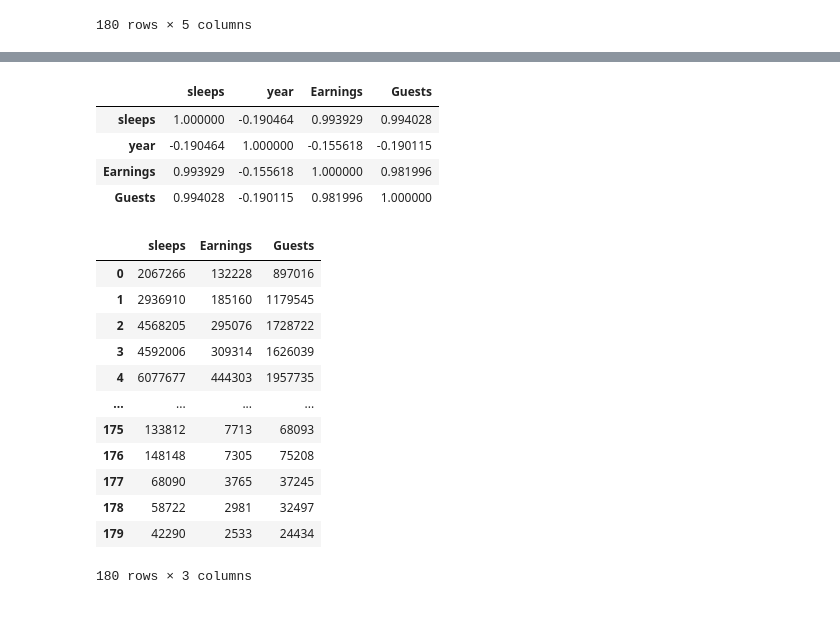
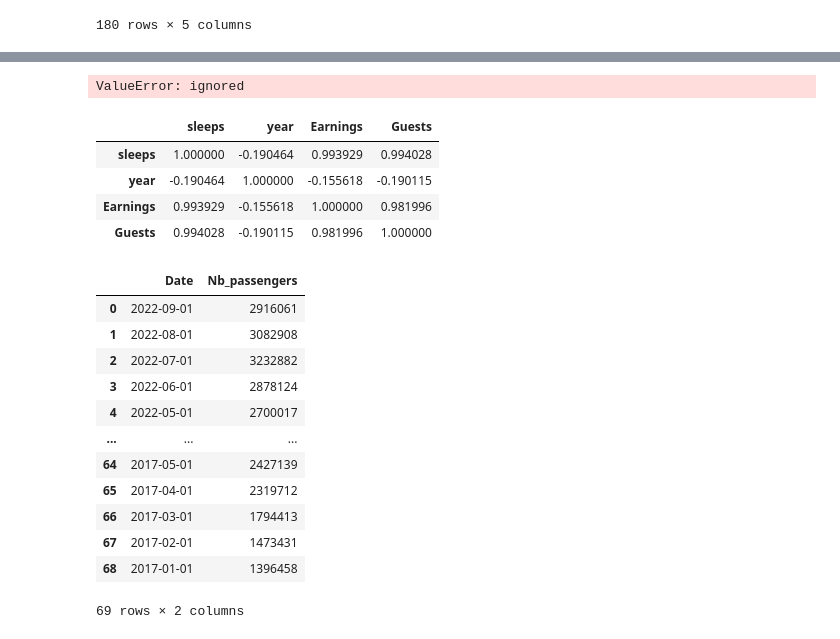
Before and after one commit to LuisaPolicarpo/Project5, a Jupyter notebook: Time_series_s_e_g.ipynb, the cells around one changed output, grey strips where cells are left out. Saved outputs shown, nothing was run; the diff lists cells and outputs as text; code cells hidden in the pictures.

```diff
--- a/Time_series_s_e_g.ipynb
+++ b/Time_series_s_e_g.ipynb
@@ -379,3 +461,8 @@ files.download('final.csv')
+# %%
+df_final['Date'] = pd.to_datetime(df_final['Date'], format='%m%Y')
+df_final.set_index('Date')
+# %% [output]
+ValueError: ignored
 # %%
 df_final_v2.corr()
 # %% [output]
@@ -389,16 +474,18 @@ df_final= df_final_v2.drop(columns=['Type','month', 'year'])
-# %%
-df_final
-# %% [output]
-|  | sleeps | Earnings | Guests |
-| 0 | 2067266 | 132228 | 897016 |
-| 1 | 2936910 | 185160 | 1179545 |
-| 2 | 4568205 | 295076 | 1728722 |
-| 3 | 4592006 | 309314 | 1626039 |
-| 4 | 6077677 | 444303 | 1957735 |
-| ... | ... | ... | ... |
-| 175 | 133812 | 7713 | 68093 |
-| 176 | 148148 | 7305 | 75208 |
-| 177 | 68090 | 3765 | 37245 |
-| 178 | 58722 | 2981 | 32497 |
-| 179 | 42290 | 2533 | 24434 |
-180 rows × 3 columns
+# %%
+flights= pd.read_csv('https://raw.githubusercontent.com/LuisaPolicarpo/Project5/main/Dataset/passengers_landed_PT.csv')
+# %%
+flights
+# %% [output]
+|  | Date | Nb_passengers |
+| 0 | 2022-09-01 | 2916061 |
+| 1 | 2022-08-01 | 3082908 |
+| 2 | 2022-07-01 | 3232882 |
+| 3 | 2022-06-01 | 2878124 |
+| 4 | 2022-05-01 | 2700017 |
+| ... | ... | ... |
+| 64 | 2017-05-01 | 2427139 |
+| 65 | 2017-04-01 | 2319712 |
+| 66 | 2017-03-01 | 1794413 |
+| 67 | 2017-02-01 | 1473431 |
+| 68 | 2017-01-01 | 1396458 |
+69 rows × 2 columns
```
Also changed, not shown: parts of 16 cells of this notebook.
